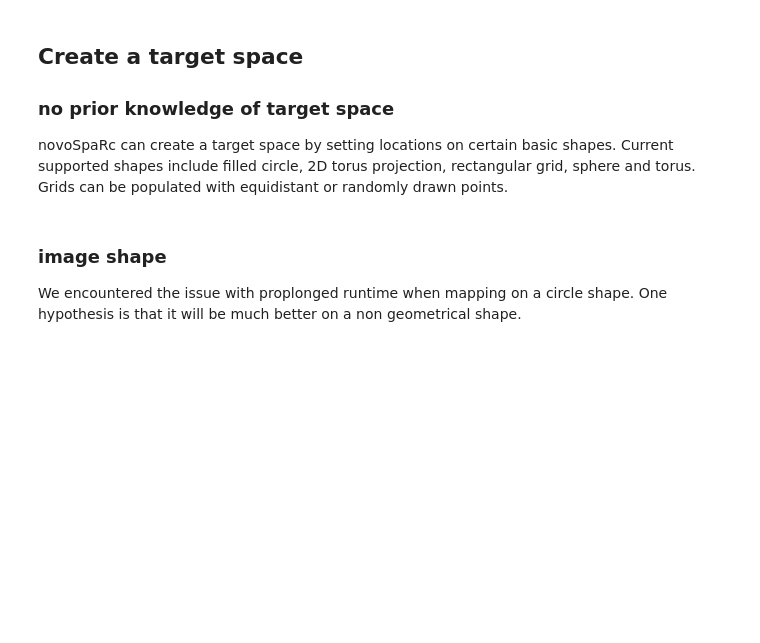
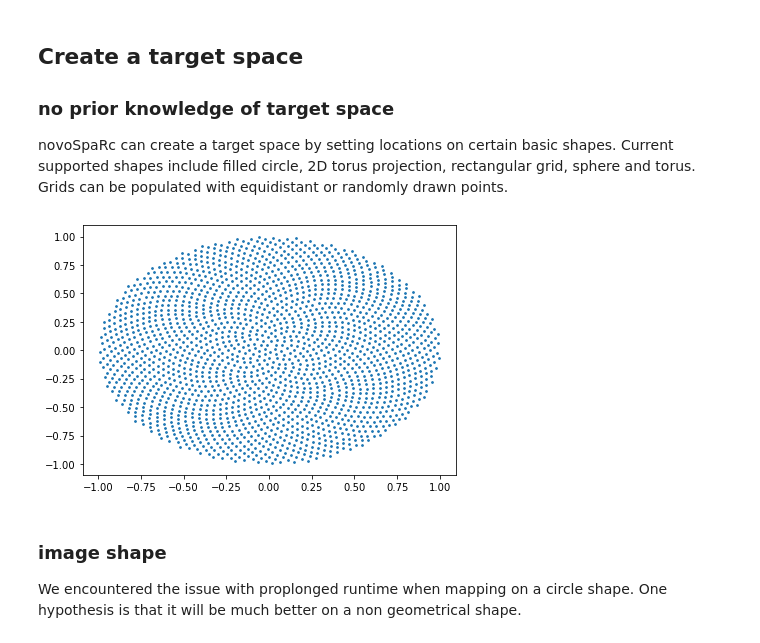
Before and after one commit to vfschumann/novosparc, a Jupyter notebook: Vic/reconstruct_endometrium.ipynb, the cells around one changed output. Saved outputs shown, nothing was run; the diff lists cells and outputs as text; code cells hidden in the pictures; blank space fills up the shorter version.

```diff
--- a/Vic/reconstruct_endometrium.ipynb
+++ b/Vic/reconstruct_endometrium.ipynb
@@ -139,14 +139,16 @@ WARNING: You’re trying to run this on 28614 dimensions of `.X`, if you really
 
 novoSpaRc can create a target space by setting locations on certain basic shapes. Current supported shapes include filled circle, 2D torus projection, rectangular grid, sphere and torus. Grids can be populated with equidistant or randomly drawn points.
 # %%
-# num_locations = 100 # where does this come from?
-# locations_circle = novosparc.gm.construct_circle(num_locations=num_locations)
-#
-# tit_size = 15
-# dpi = 100
-# fig = plt.scatter(locations_circle[:, 0], locations_circle[:, 1], s=3)
-# plt.tight_layout()
-# plt.show()
+num_locations = 2000 # where does this come from?
+locations_circle = novosparc.gm.construct_circle(num_locations=num_locations)
+
+tit_size = 15
+dpi = 100
+fig = plt.scatter(locations_circle[:, 0], locations_circle[:, 1], s=3)
+plt.tight_layout()
+plt.show()
+# %% [output]
+[figure, added]
 # %% [markdown]
 ### image shape
 
```
Also changed, not shown: parts of 3 cells of this notebook.
